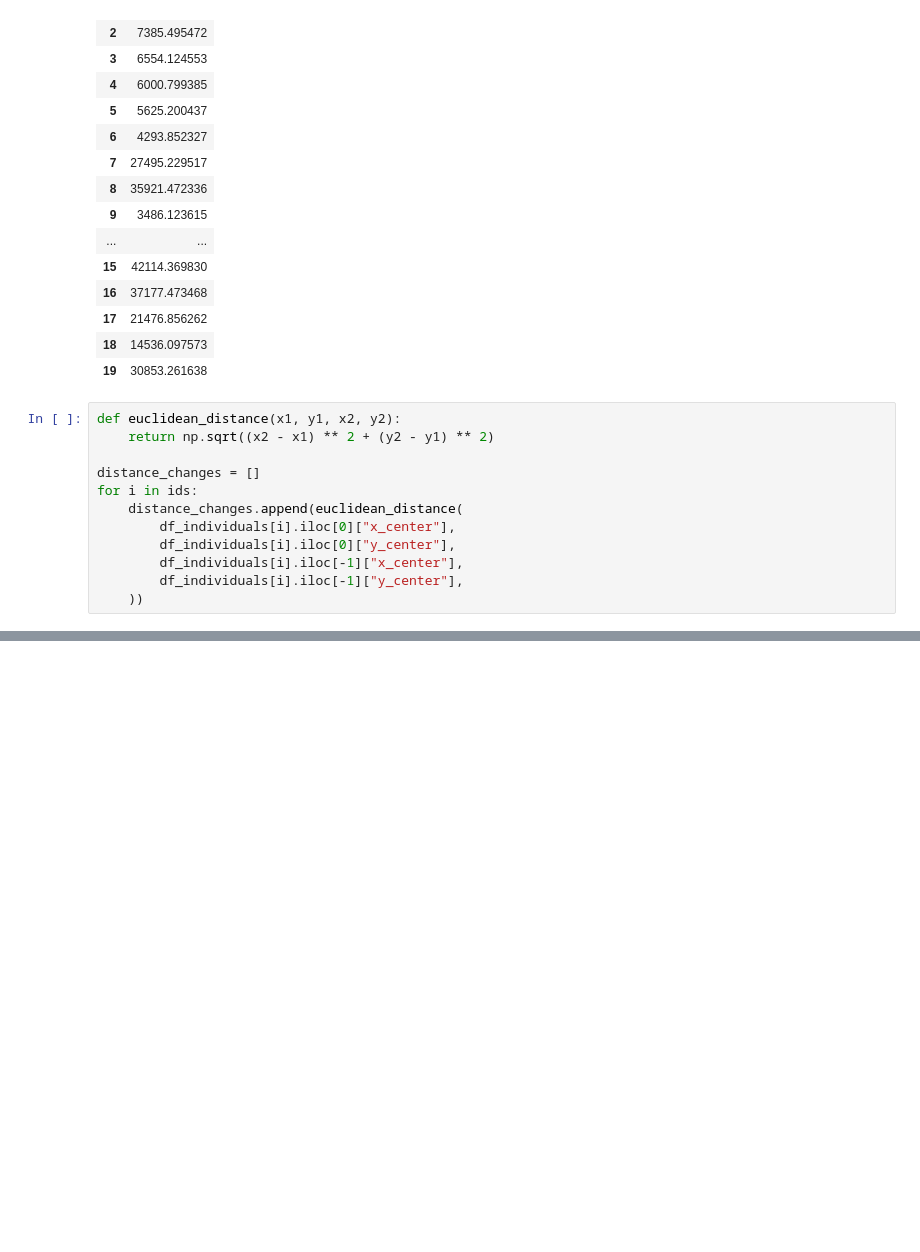
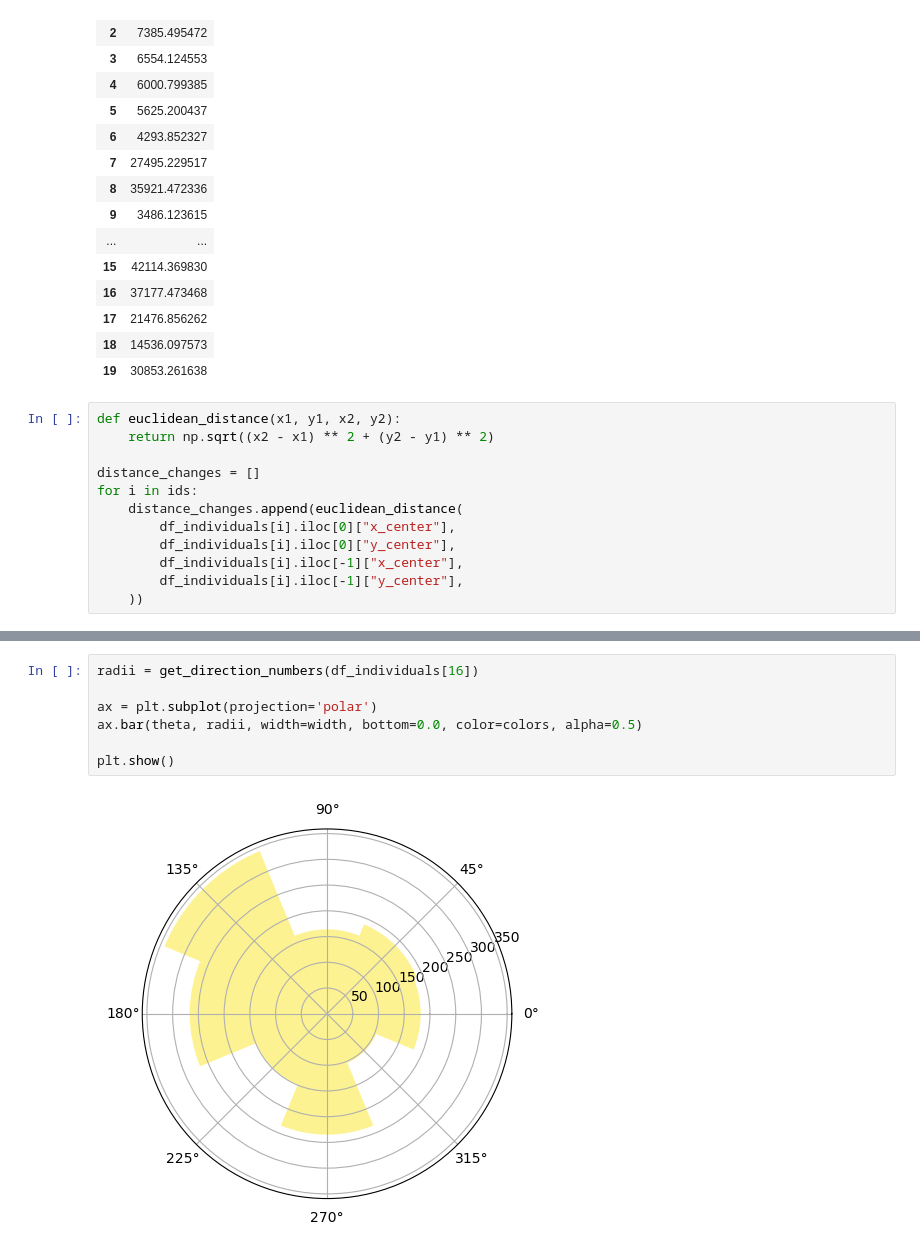
Before and after one commit to jonazhu/nematostellatracking, a Jupyter notebook: behavior_analysis/initial_behavior_extraction.ipynb, the cells around one changed output, grey strips where cells are left out. Drawn from its saved outputs; the diff is of its cells as text; blank space fills up the shorter version.

```diff
--- a/behavior_analysis/initial_behavior_extraction.ipynb
+++ b/behavior_analysis/initial_behavior_extraction.ipynb
@@ -317,0 +358,9 @@ df_summary
+# %%
+radii = get_direction_numbers(df_individuals[16])
+
+ax = plt.subplot(projection='polar')
+ax.bar(theta, radii, width=width, bottom=0.0, color=colors, alpha=0.5)
+
+plt.show()
+# %% [output]
+[figure, added]
```
Also changed, not shown: parts of 7 cells of this notebook, 2 other files.
